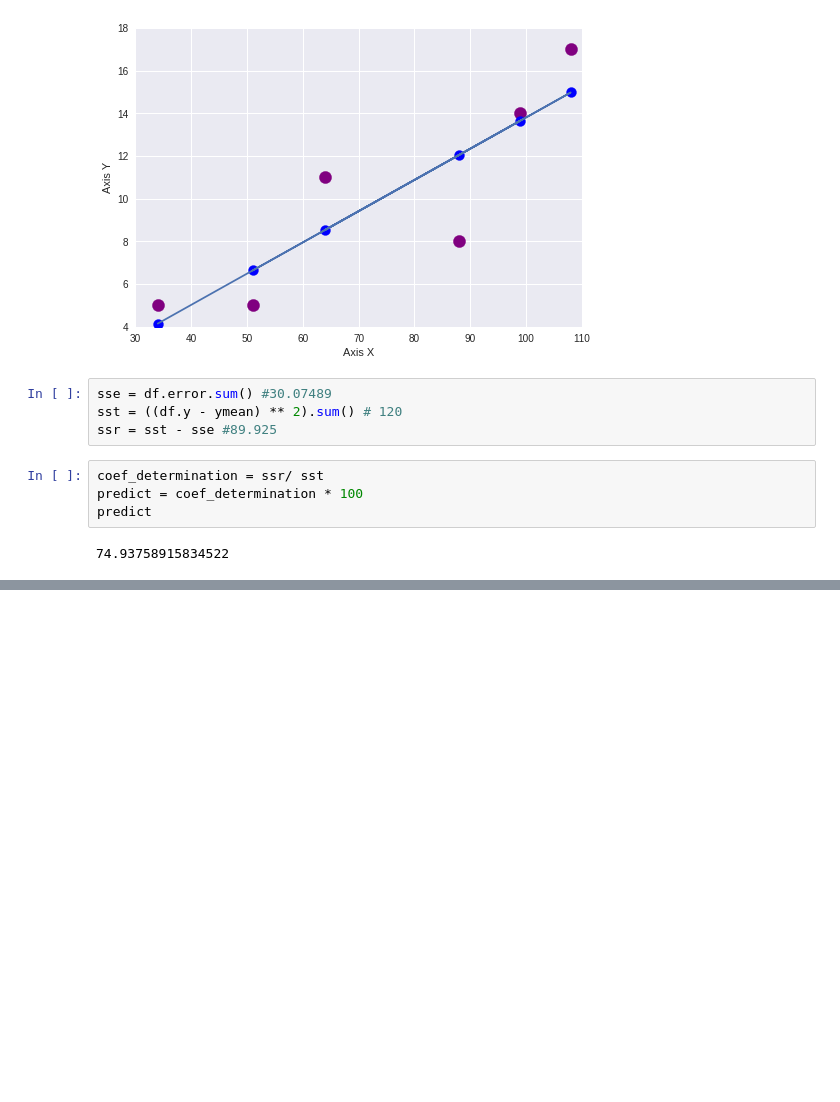
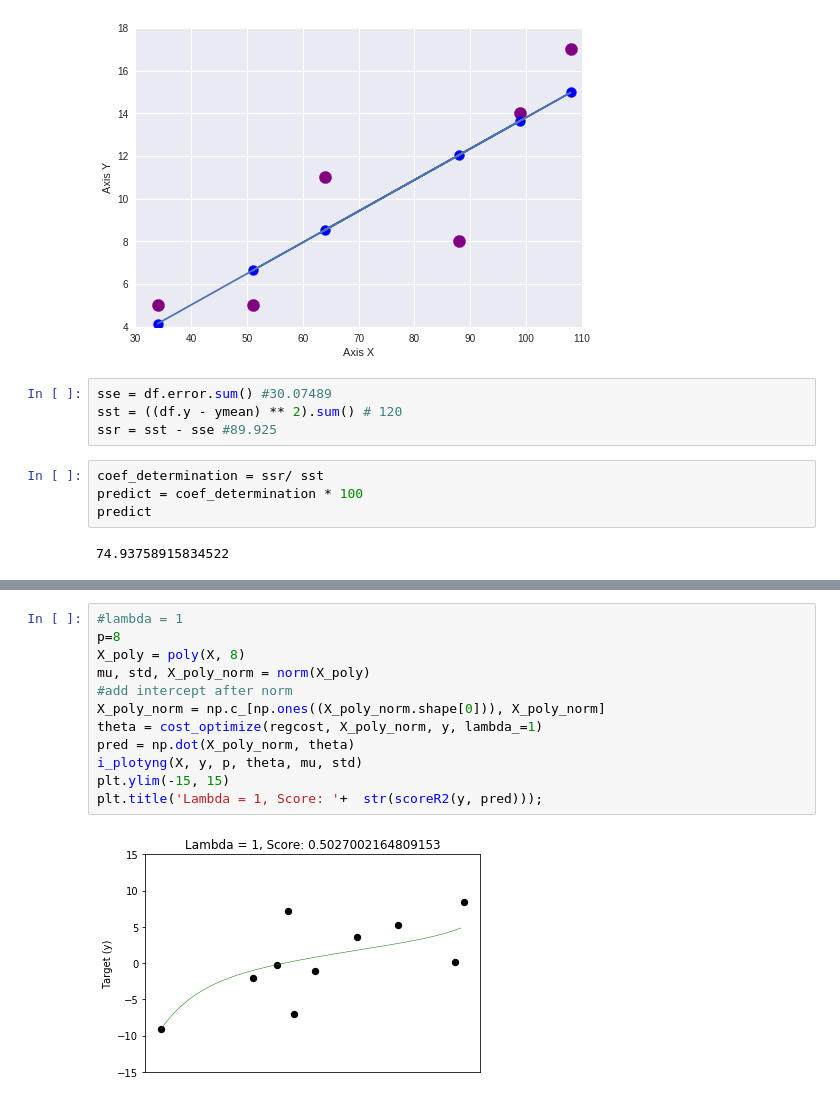
Before and after one commit to beifa/ML-models, a Jupyter notebook: Linear_regression.ipynb, the cells around one changed output, grey strips where cells are left out. Saved outputs shown, nothing was run; the diff lists cells and outputs as text; blank space fills up the shorter version.

```diff
--- a/Linear_regression.ipynb
+++ b/Linear_regression.ipynb
@@ -332,0 +512,14 @@ predict
+# %%
+#lambda = 1
+p=8
+X_poly = poly(X, 8)
+mu, std, X_poly_norm = norm(X_poly)
+#add intercept after norm
+X_poly_norm = np.c_[np.ones((X_poly_norm.shape[0])), X_poly_norm]
+theta = cost_optimize(regcost, X_poly_norm, y, lambda_=1)
+pred = np.dot(X_poly_norm, theta)
+i_plotyng(X, y, p, theta, mu, std)
+plt.ylim(-15, 15)
+plt.title('Lambda = 1, Score: '+  str(scoreR2(y, pred)));
+# %% [output]
+[figure, added]
```
Also changed, not shown: parts of 37 cells of this notebook.
